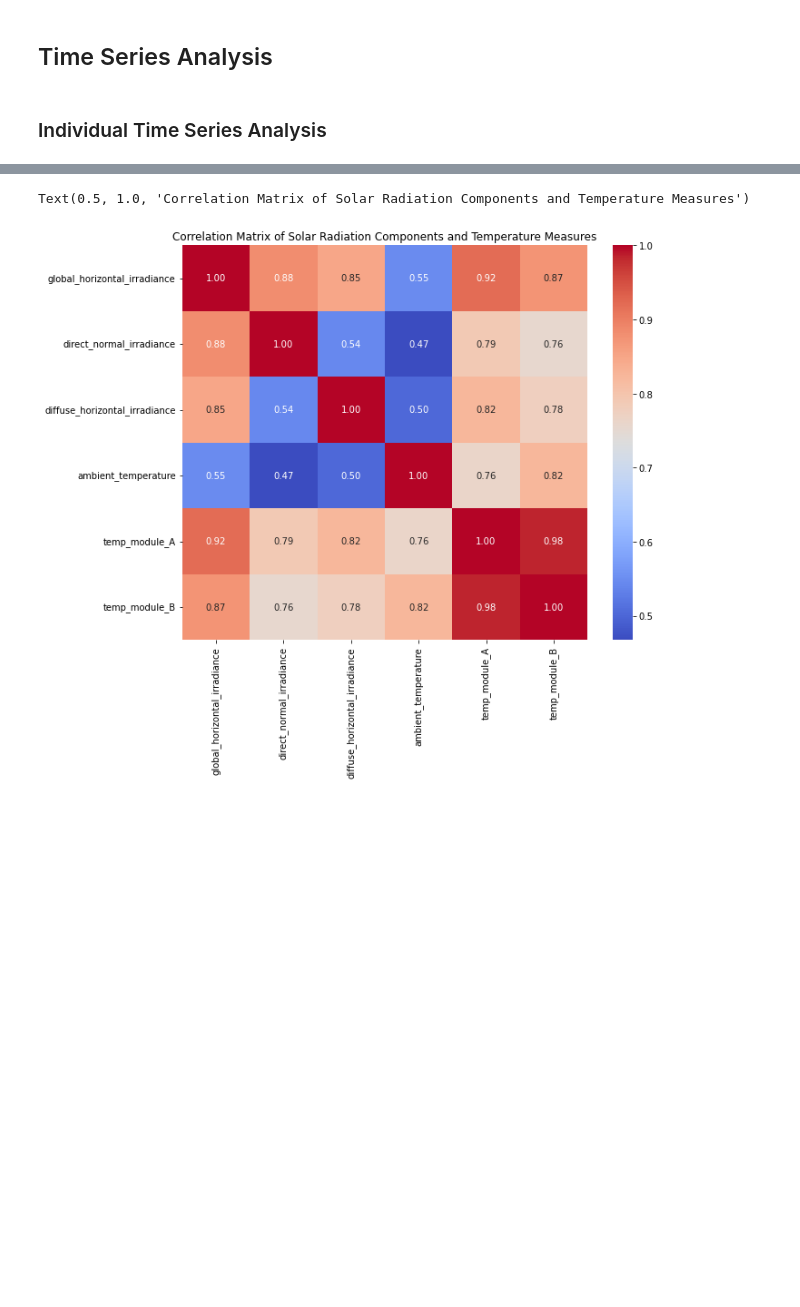
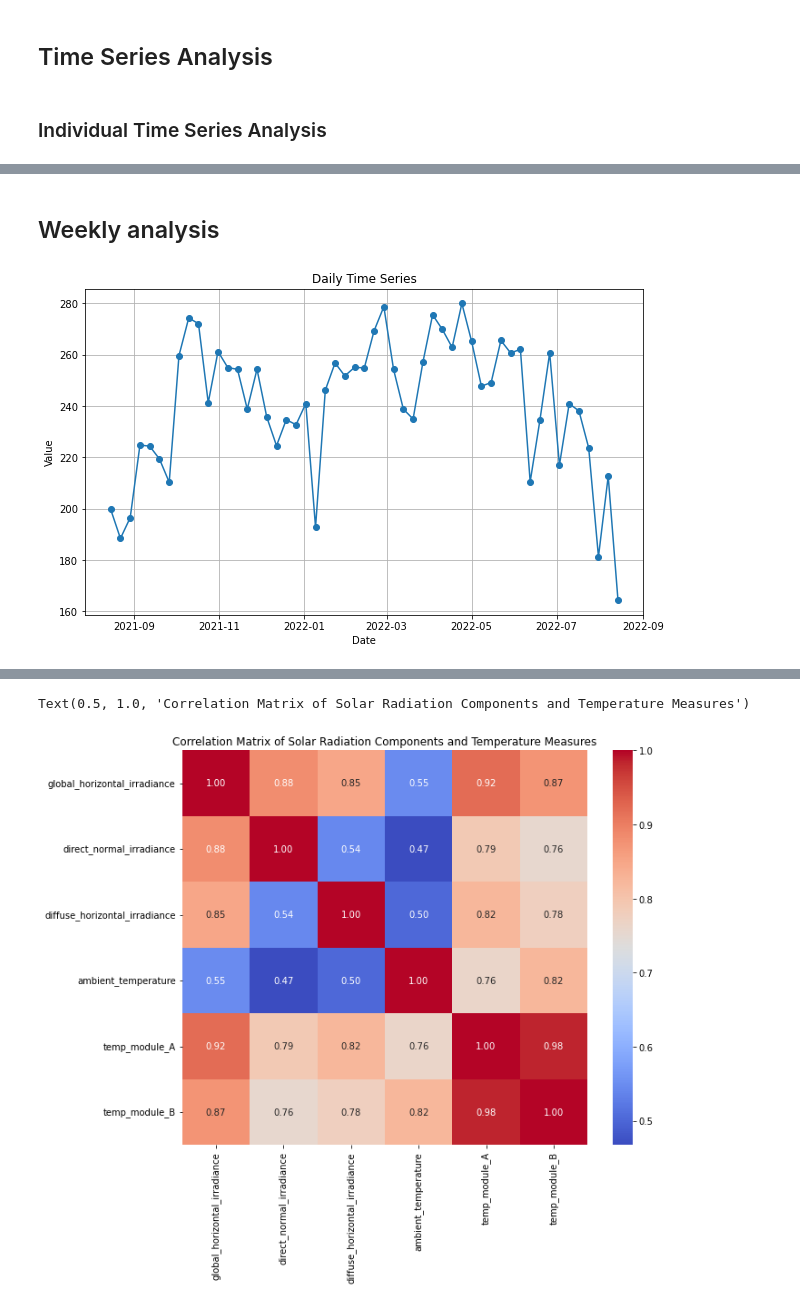
Before and after one commit to barney29/kifiya-ai-program, a Jupyter notebook: week_0/task-01/notebooks/benin-malanville-report.ipynb, the cells around one changed output, grey strips where cells are left out. Drawn from its saved outputs; the diff is of its cells as text; code cells hidden in the pictures; blank space fills up the shorter version.

```diff
--- a/week_0/task-01/notebooks/benin-malanville-report.ipynb
+++ b/week_0/task-01/notebooks/benin-malanville-report.ipynb
@@ -206,3 +242,20 @@ def plot_time_series(var, label):
+# %% [markdown]
+##  Weekly analysis
+# %%
+
+weekly_mean = benin_df.resample('W', on='Timestamp').mean()
+weekly_mean.reset_index(inplace=True)
+
+
+plt.figure(figsize=(10, 6))
+plt.plot(np.array(weekly_mean['Timestamp']), np.array(weekly_mean['global_horizontal_irradiance']), marker='o', linestyle='-')
+plt.xlabel('Date')
+plt.ylabel('Value')
+plt.title('Daily Time Series')
+plt.grid(True)
+plt.show()
+# %% [output]
+[figure, added]
 # %%
 #Time series analysis of GHI
 plot_time_series('global_horizontal_irradiance', 'Global Horizontal Irradiance')
```
Also changed, not shown: parts of 20 cells of this notebook.
